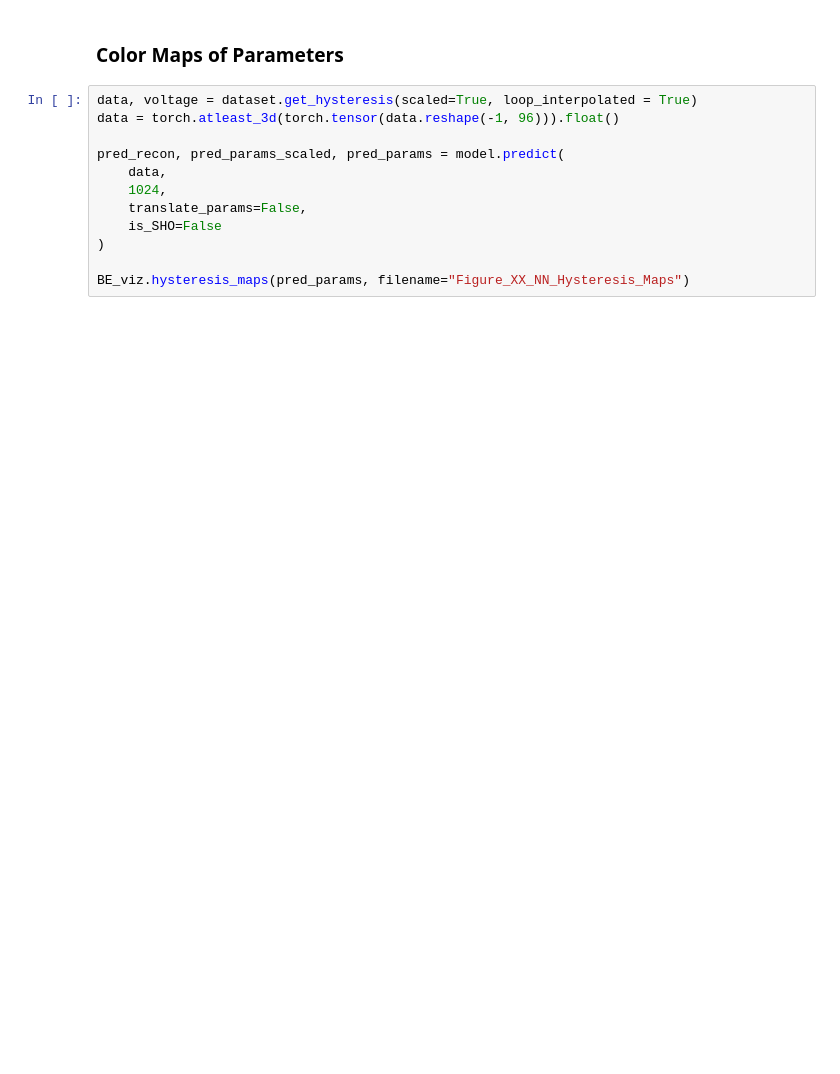
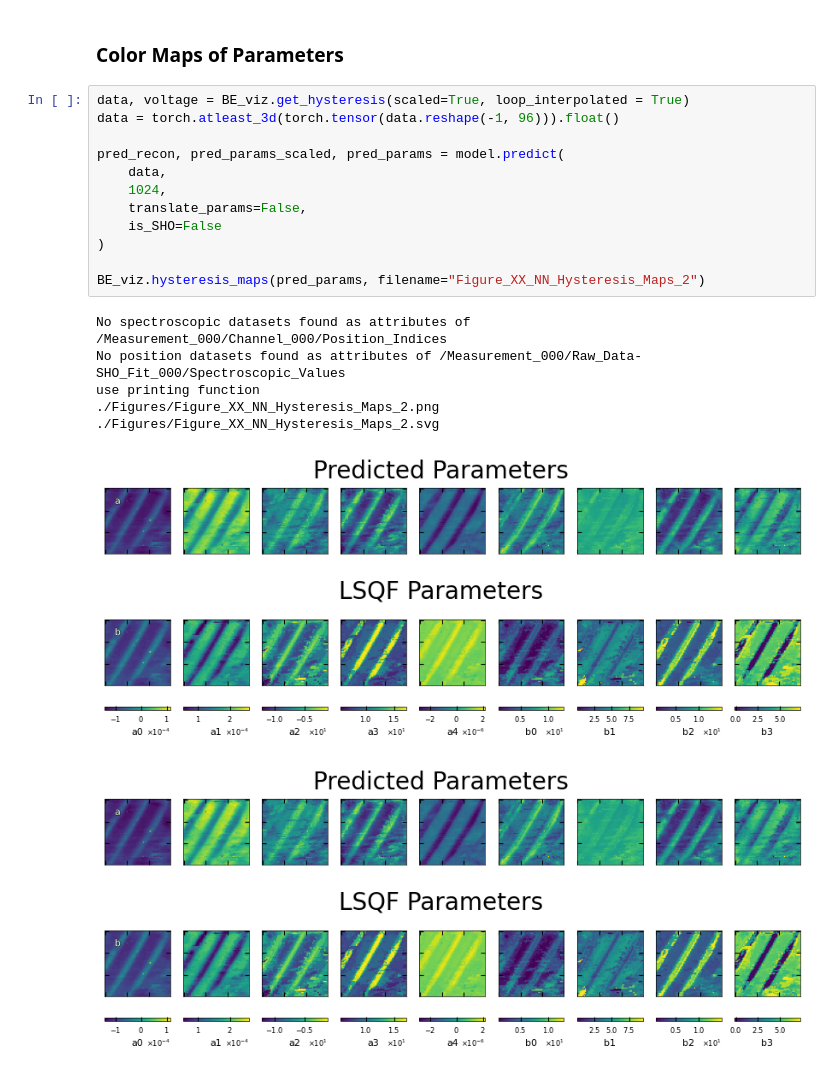
Before and after one commit to m3-learning/Rapid-Fitting-BEPFM-NN, a Jupyter notebook: notebooks/7_Hysteresis_Fitter.ipynb, the cells around one changed output. Drawn from its saved outputs; the diff is of its cells as text; blank space fills up the shorter version.

```diff
--- a/notebooks/7_Hysteresis_Fitter.ipynb
+++ b/notebooks/7_Hysteresis_Fitter.ipynb
@@ -413,14 +429,22 @@ BE_viz.violin_plot_comparison_hysteresis(model,
 # %% [markdown]
 ### Color Maps of Parameters
 # %%
-data, voltage = dataset.get_hysteresis(scaled=True, loop_interpolated = True)
+data, voltage = BE_viz.get_hysteresis(scaled=True, loop_interpolated = True)
 data = torch.atleast_3d(torch.tensor(data.reshape(-1, 96))).float()
 
 pred_recon, pred_params_scaled, pred_params = model.predict(
     data,
     1024,
     translate_params=False,
     is_SHO=False
 )
 
-BE_viz.hysteresis_maps(pred_params, filename="Figure_XX_NN_Hysteresis_Maps")
+BE_viz.hysteresis_maps(pred_params, filename="Figure_XX_NN_Hysteresis_Maps_2")
+# %% [output]
+No spectroscopic datasets found as attributes of /Measurement_000/Channel_000/Position_Indices
+No position datasets found as attributes of /Measurement_000/Raw_Data-SHO_Fit_000/Spectroscopic_Values
+use printing function
+./Figures/Figure_XX_NN_Hysteresis_Maps_2.png
+./Figures/Figure_XX_NN_Hysteresis_Maps_2.svg
+[figure, added]
+[figure, added]
```
Also changed, not shown: parts of 2 cells of this notebook.
